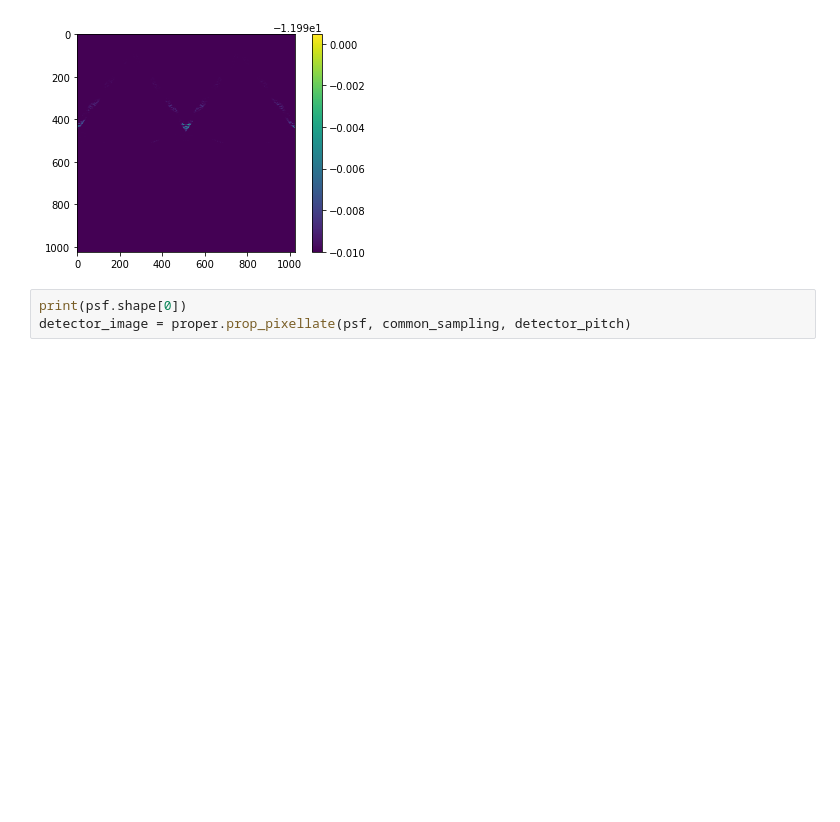
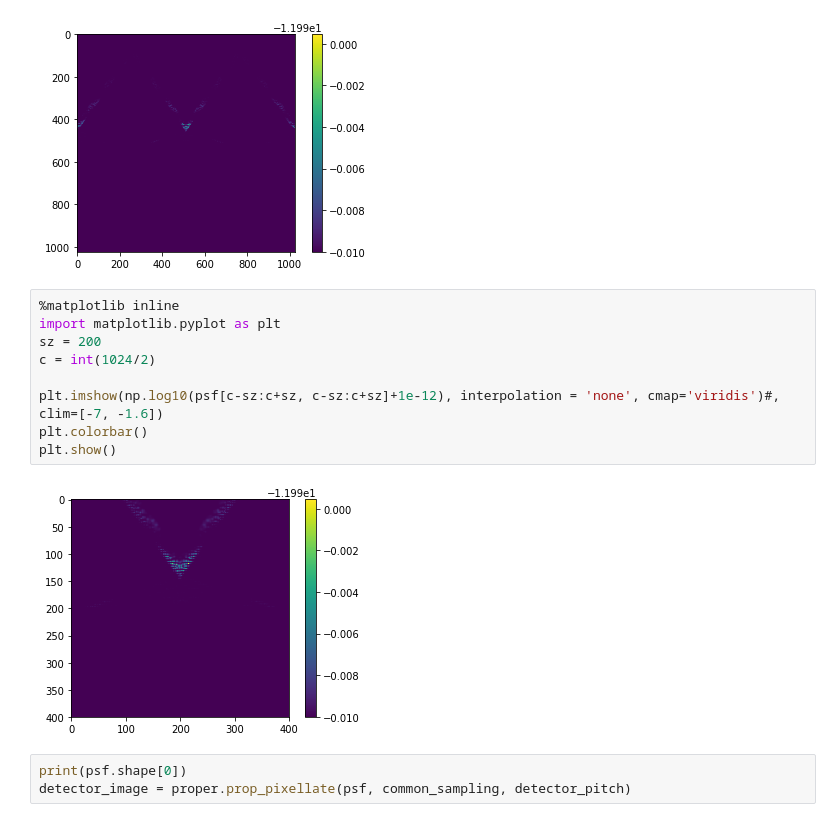
Before and after one commit to benjaminpope/toliman, a Jupyter notebook: image_modelling/toliman PROPER conic RC multi.ipynb, the cells around one changed output. Cells and saved outputs as stored; diff of their text form; blank space fills up the shorter version.

```diff
--- a/image_modelling/toliman PROPER conic RC multi.ipynb
+++ b/image_modelling/toliman PROPER conic RC multi.ipynb
@@ -171,6 +171,17 @@ plt.colorbar()
 plt.show()
 # %% [output]
 [figure]
+# %%
+%matplotlib inline
+import matplotlib.pyplot as plt
+sz = 200
+c = int(1024/2)
+
+plt.imshow(np.log10(psf[c-sz:c+sz, c-sz:c+sz]+1e-12), interpolation = 'none', cmap='viridis')#, clim=[-7, -1.6])
+plt.colorbar()
+plt.show()
+# %% [output]
+[figure, added]
 # %%
 print(psf.shape[0])
 detector_image = proper.prop_pixellate(psf, common_sampling, detector_pitch)
```
Also changed, not shown: 1 other file.
